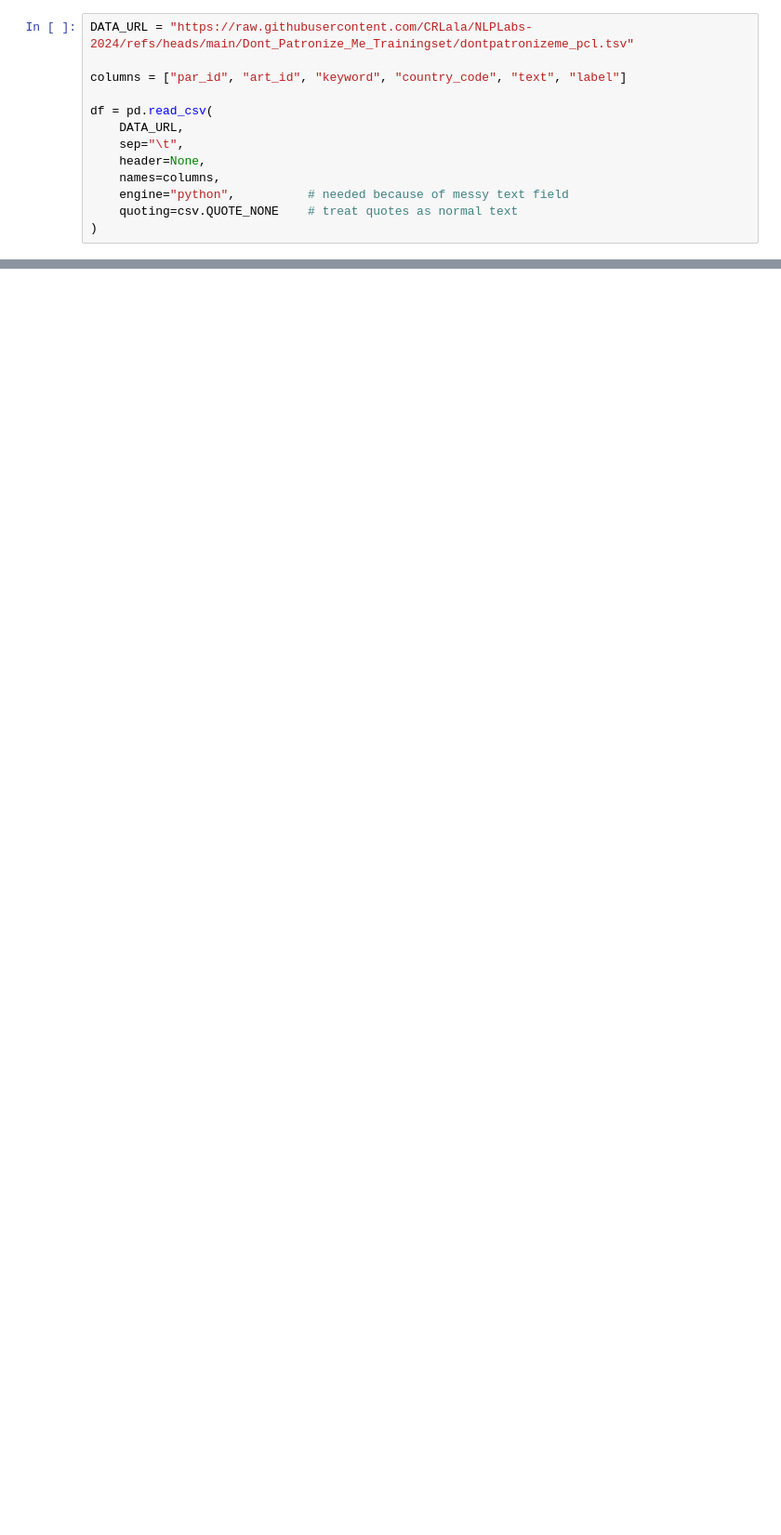
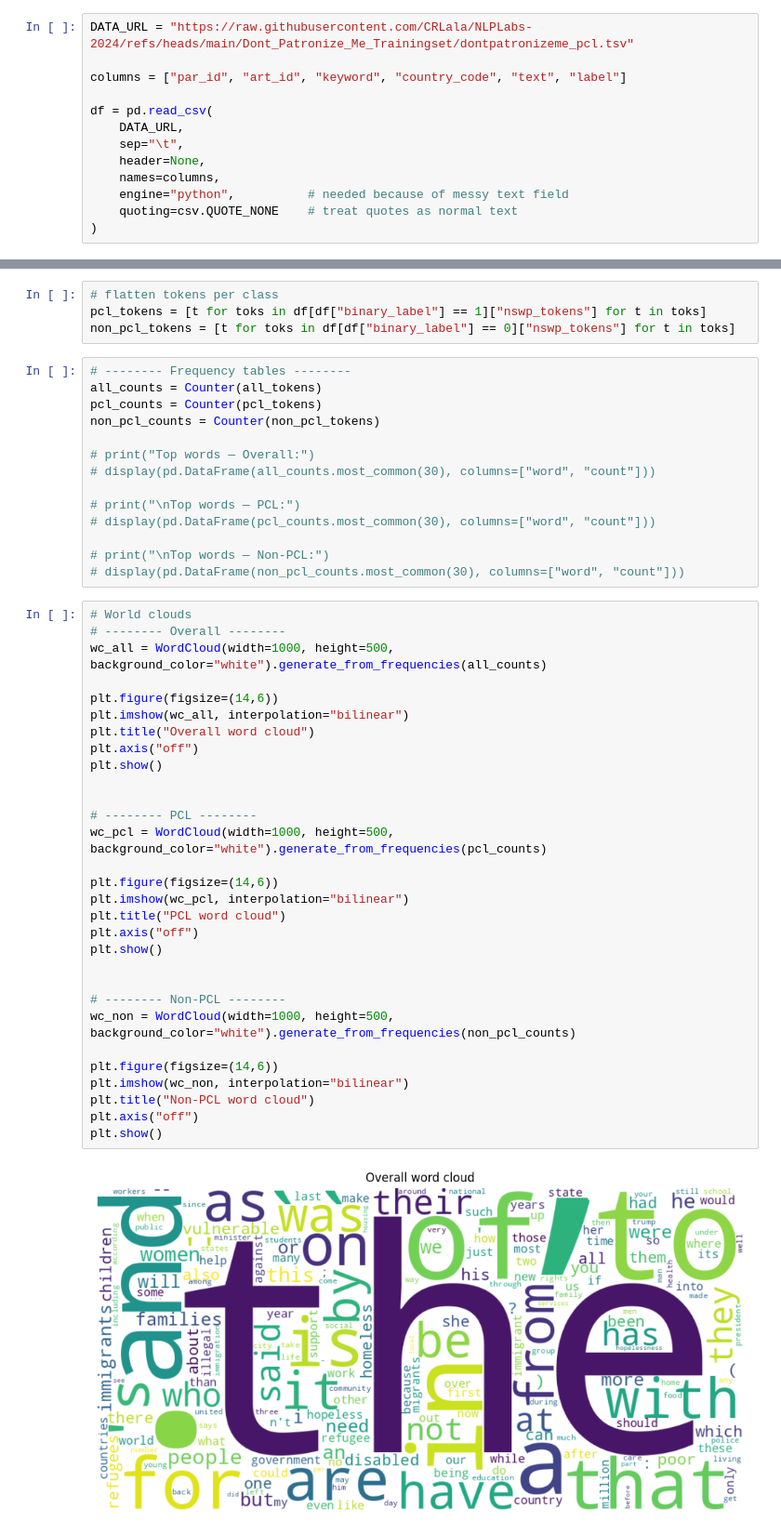
Before and after one commit to jCabala/ICL_NLP_Coursework, a Jupyter notebook: EDA.ipynb, the cells around one changed output, grey strips where cells are left out. Shown at 93% size. Saved outputs shown, nothing was run; the diff lists cells and outputs as text; blank space fills up the shorter version.

```diff
--- a/EDA.ipynb
+++ b/EDA.ipynb
@@ -80,0 +799,50 @@ LookupError:
+# %%
+# flatten tokens per class
+pcl_tokens = [t for toks in df[df["binary_label"] == 1]["nswp_tokens"] for t in toks]
+non_pcl_tokens = [t for toks in df[df["binary_label"] == 0]["nswp_tokens"] for t in toks]
+# %%
+# -------- Frequency tables --------
+all_counts = Counter(all_tokens)
+pcl_counts = Counter(pcl_tokens)
+non_pcl_counts = Counter(non_pcl_tokens)
+
+# print("Top words — Overall:")
+# display(pd.DataFrame(all_counts.most_common(30), columns=["word", "count"]))
+
+# print("\nTop words — PCL:")
+# display(pd.DataFrame(pcl_counts.most_common(30), columns=["word", "count"]))
+
+# print("\nTop words — Non-PCL:")
+# display(pd.DataFrame(non_pcl_counts.most_common(30), columns=["word", "count"]))
+# %%
+# World clouds
+# -------- Overall --------
+wc_all = WordCloud(width=1000, height=500, background_color="white").generate_from_frequencies(all_counts)
+
+plt.figure(figsize=(14,6))
+plt.imshow(wc_all, interpolation="bilinear")
+plt.title("Overall word cloud")
+plt.axis("off")
+plt.show()
+
+
+# -------- PCL --------
+wc_pcl = WordCloud(width=1000, height=500, background_color="white").generate_from_frequencies(pcl_counts)
+
+plt.figure(figsize=(14,6))
+plt.imshow(wc_pcl, interpolation="bilinear")
+plt.title("PCL word cloud")
+plt.axis("off")
+plt.show()
+
+
+# -------- Non-PCL --------
+wc_non = WordCloud(width=1000, height=500, background_color="white").generate_from_frequencies(non_pcl_counts)
+
+plt.figure(figsize=(14,6))
+plt.imshow(wc_non, interpolation="bilinear")
+plt.title("Non-PCL word cloud")
+plt.axis("off")
+plt.show()
+# %% [output]
+[figure, added]
```
Also changed, not shown: parts of 46 cells of this notebook.
